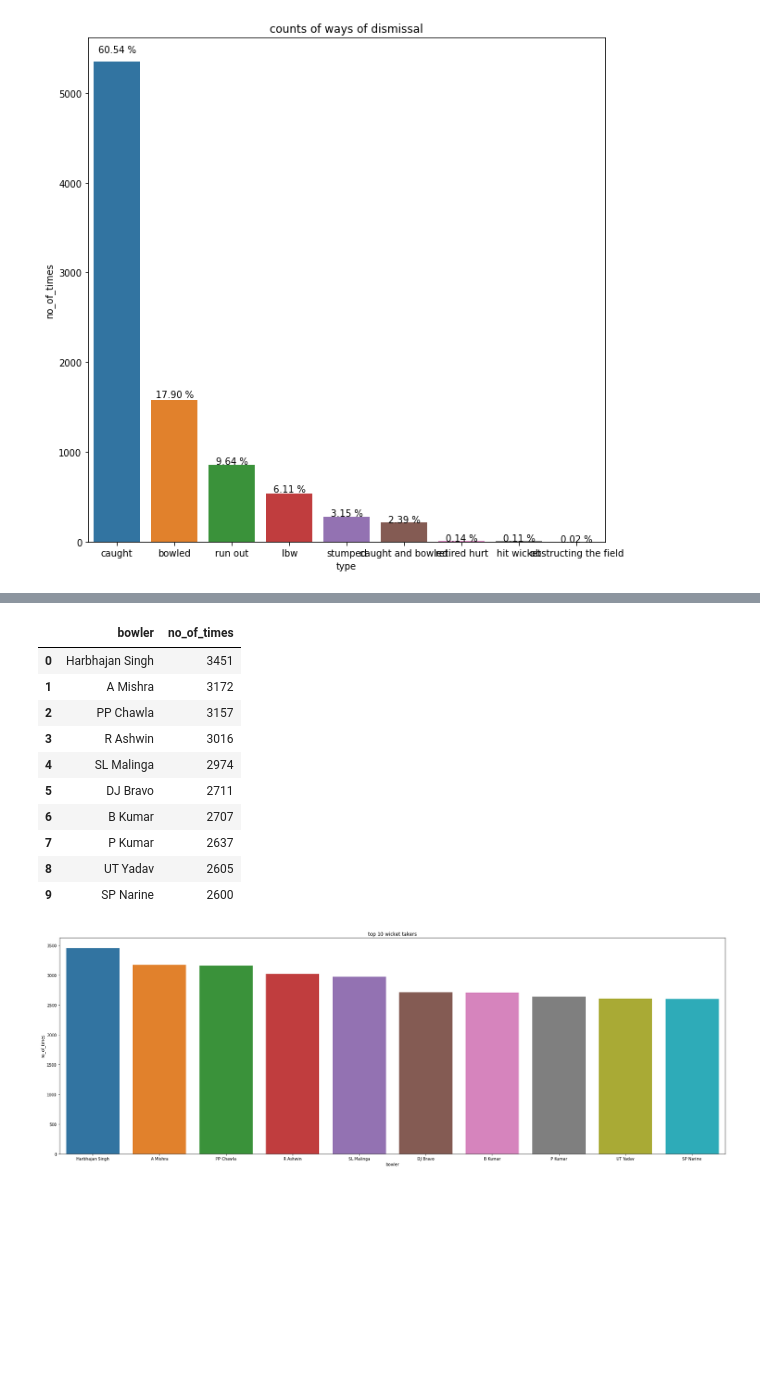
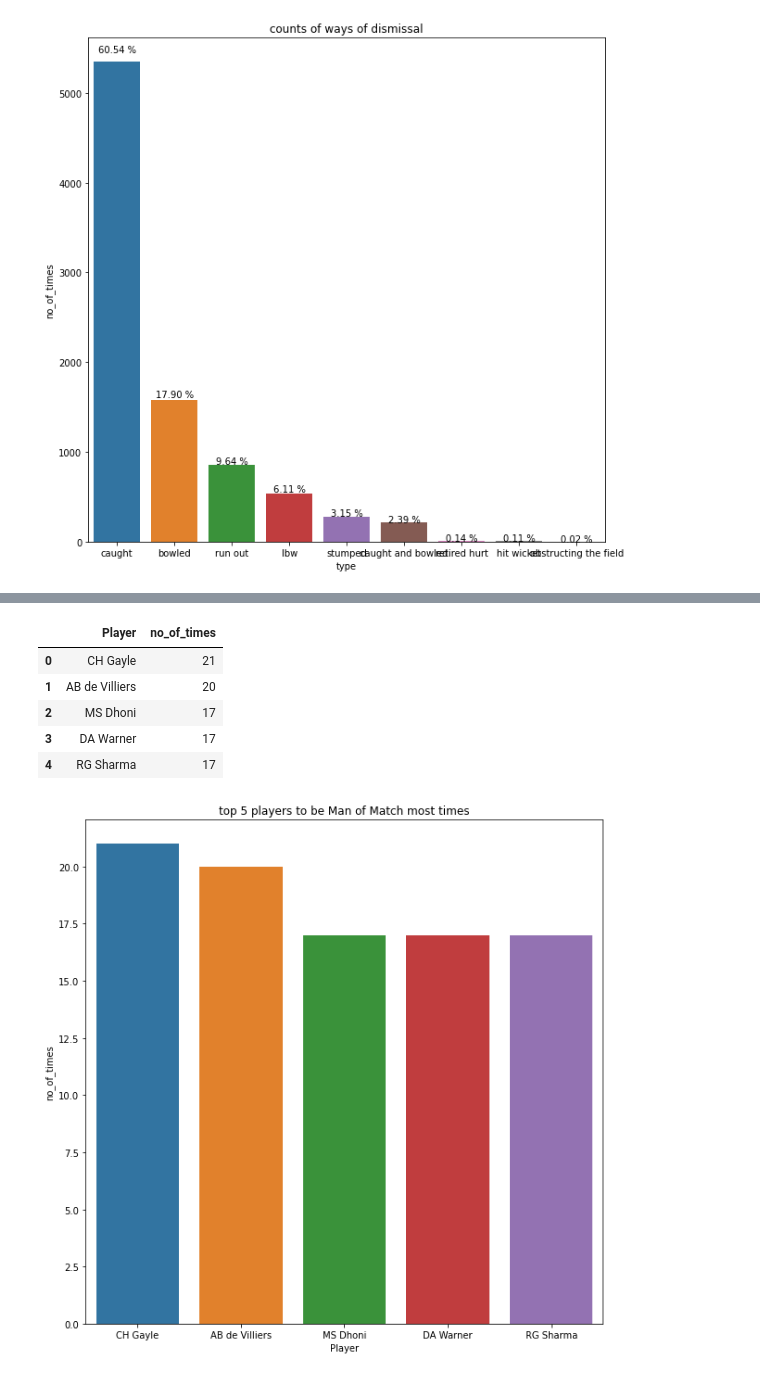
Before and after one commit to Abhijit-Bhat/Data-analysis-using-python, a Jupyter notebook: Copy_of_IPL_T20_Cricket_Analysis_Capstone_Project.ipynb, the cells around one changed output, grey strips where cells are left out. Saved outputs shown, nothing was run; the diff lists cells and outputs as text; code cells hidden in the pictures; blank space fills up the shorter version.

```diff
--- a/Copy_of_IPL_T20_Cricket_Analysis_Capstone_Project.ipynb
+++ b/Copy_of_IPL_T20_Cricket_Analysis_Capstone_Project.ipynb
@@ -86,0 +67,8 @@ Hand_of_players
+# %%
+working_dir_path = '/content/drive/MyDrive/Colab Notebooks/IPL Data/'
+players_df = pd.DataFrame(pd.read_excel((working_dir_path + 'Copy of Players.xlsx')))
+deliveries_df = pd.DataFrame(pd.read_csv((working_dir_path + 'Copy of deliveries.csv')))
+runs_df = pd.DataFrame(pd.read_csv((working_dir_path + 'Copy of most_runs_average_strikerate.csv')))
+winrate_df = pd.DataFrame(pd.read_csv((working_dir_path + 'Copy of teamwise_home_and_away.csv')))
+matches_df = pd.DataFrame(pd.read_csv((working_dir_path + 'Copy of matches.csv')))
+teams_df = pd.DataFrame(pd.read_csv((working_dir_path + 'Copy of teams.csv')))
@@ -854,25 +1125,20 @@ bowler_out_df.dropna()
 # %%
 # creating a data frame that has counts of countries and players
-most_wickets_df = pd.DataFrame(bowler_out_df['bowler'].value_counts()) # taking values and converting to df
-most_wickets_df = most_wickets_df.reset_index() # resetting the index
-most_wickets_df.columns = ['bowler','no_of_times'] # renaming columns
-top_10_wicket_takers = most_wickets_df.head(10)
-top_10_wicket_takers
+player_of_match = pd.DataFrame(matches_df['player_of_match'].value_counts()) # taking values and converting to df
+player_of_match = player_of_match.reset_index() # resetting the index
+player_of_match.columns = ['Player','no_of_times'] # renaming columns
+top_player_of_match = player_of_match.head(5)
+top_player_of_match
 # %% [output]
-|  | bowler | no_of_times |
-| 0 | Harbhajan Singh | 3451 |
-| 1 | A Mishra | 3172 |
-| 2 | PP Chawla | 3157 |
-| 3 | R Ashwin | 3016 |
-| 4 | SL Malinga | 2974 |
-| 5 | DJ Bravo | 2711 |
-| 6 | B Kumar | 2707 |
-| 7 | P Kumar | 2637 |
-| 8 | UT Yadav | 2605 |
-| 9 | SP Narine | 2600 |
+|  | Player | no_of_times |
+| 0 | CH Gayle | 21 |
+| 1 | AB de Villiers | 20 |
+| 2 | MS Dhoni | 17 |
+| 3 | DA Warner | 17 |
+| 4 | RG Sharma | 17 |
 # %%
-plt.figure(figsize=(30,10)) # setting size of plot
-plt.title('top 10 wicket takers')
-ax = sns.barplot(x="bowler",y="no_of_times",data=top_10_wicket_takers)
+plt.figure(figsize=(10,10)) # setting size of plot
+plt.title('top 5 players to be Man of Match most times')
+ax = sns.barplot(x="Player", y='no_of_times', data = top_player_of_match)
 # %% [output]
-[figure, old version]
+[figure, new version]
```
Also changed, not shown: parts of 239 cells of this notebook.
